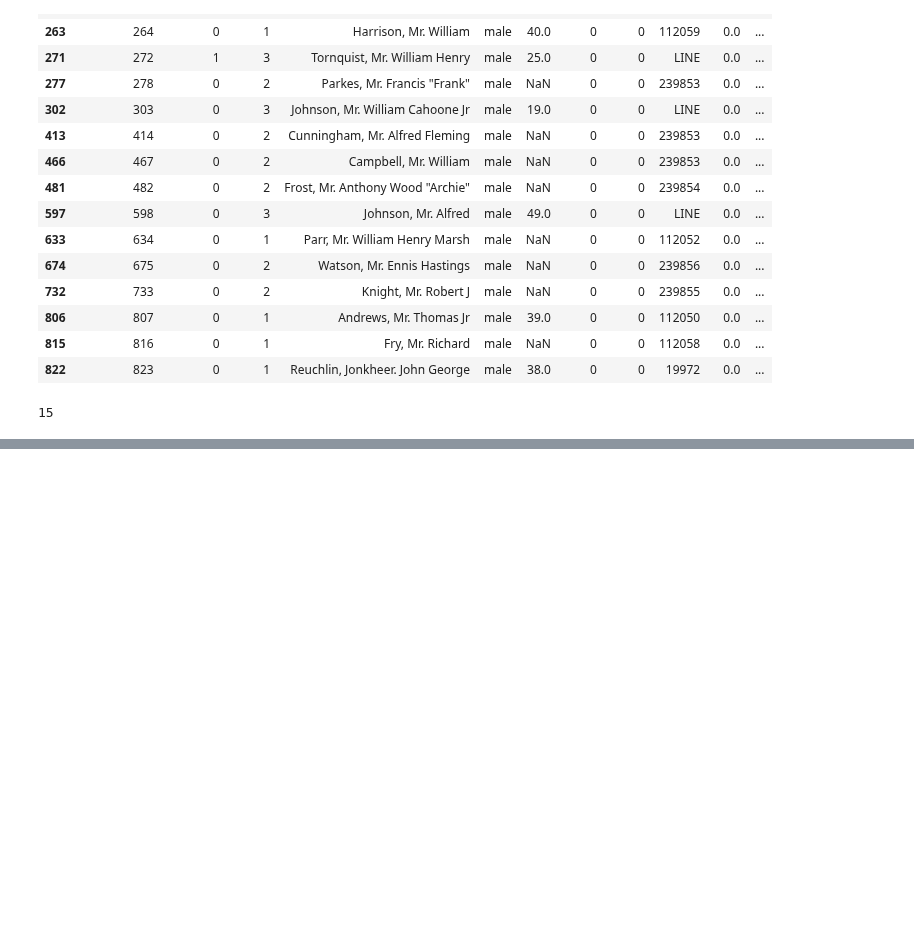
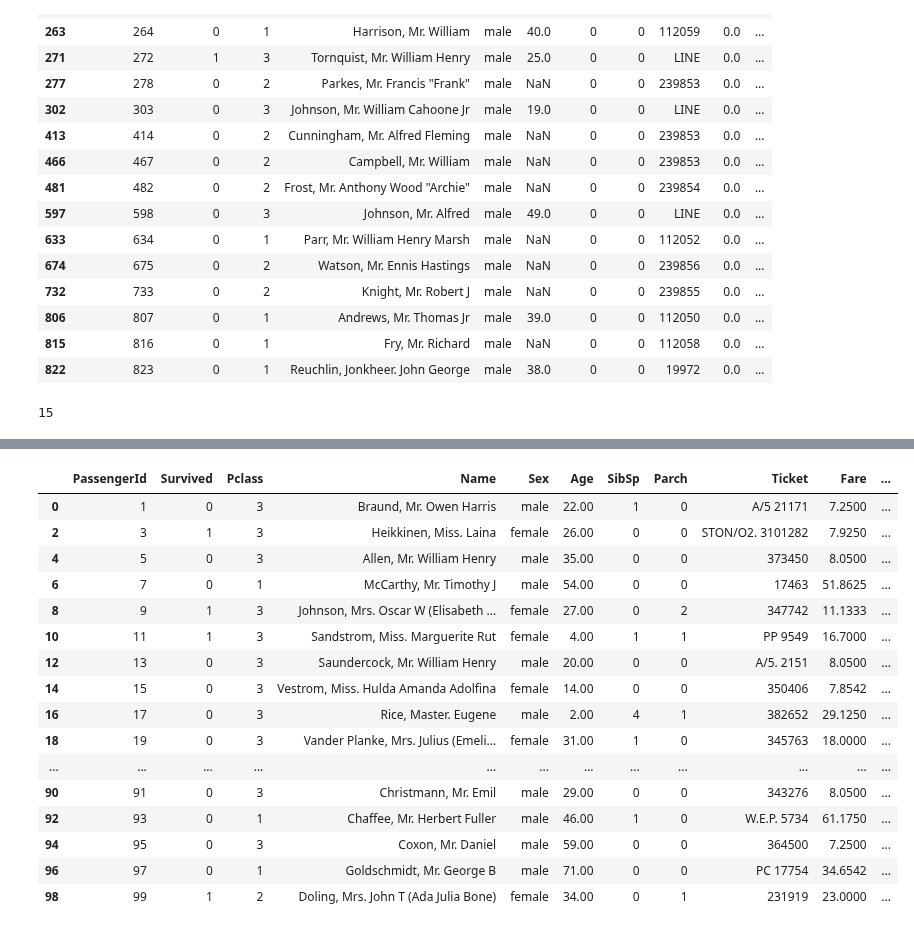
Before and after one commit to TejaAmbati-02/Python-Classes, a Jupyter notebook: Pandas/Day 2/Day2_pandas.ipynb, the cells around one changed output, grey strips where cells are left out. Cells and saved outputs as stored; diff of their text form; code cells hidden in the pictures; blank space fills up the shorter version.

```diff
--- a/Pandas/Day 2/Day2_pandas.ipynb
+++ b/Pandas/Day 2/Day2_pandas.ipynb
@@ -496,0 +733,20 @@ len(df[df['Fare'] == 0])
+# %%
+df[0:100:2]
+# %% [output]
+|  | PassengerId | Survived | Pclass | Name | Sex | Age | SibSp | Parch | Ticket | Fare | ... |
+| 0 | 1 | 0 | 3 | Braund, Mr. Owen Harris | male | 22.00 | 1 | 0 | A/5 21171 | 7.2500 | ... |
+| 2 | 3 | 1 | 3 | Heikkinen, Miss. Laina | female | 26.00 | 0 | 0 | STON/O2. 3101282 | 7.9250 | ... |
+| 4 | 5 | 0 | 3 | Allen, Mr. William Henry | male | 35.00 | 0 | 0 | 373450 | 8.0500 | ... |
+| 6 | 7 | 0 | 1 | McCarthy, Mr. Timothy J | male | 54.00 | 0 | 0 | 17463 | 51.8625 | ... |
+| 8 | 9 | 1 | 3 | Johnson, Mrs. Oscar W (Elisabeth ... | female | 27.00 | 0 | 2 | 347742 | 11.1333 | ... |
+| 10 | 11 | 1 | 3 | Sandstrom, Miss. Marguerite Rut | female | 4.00 | 1 | 1 | PP 9549 | 16.7000 | ... |
+| 12 | 13 | 0 | 3 | Saundercock, Mr. William Henry | male | 20.00 | 0 | 0 | A/5. 2151 | 8.0500 | ... |
+| 14 | 15 | 0 | 3 | Vestrom, Miss. Hulda Amanda Adolfina | female | 14.00 | 0 | 0 | 350406 | 7.8542 | ... |
+| 16 | 17 | 0 | 3 | Rice, Master. Eugene | male | 2.00 | 4 | 1 | 382652 | 29.1250 | ... |
+| 18 | 19 | 0 | 3 | Vander Planke, Mrs. Julius (Emeli... | female | 31.00 | 1 | 0 | 345763 | 18.0000 | ... |
+| ... | ... | ... | ... | ... | ... | ... | ... | ... | ... | ... | ... |
+| 90 | 91 | 0 | 3 | Christmann, Mr. Emil | male | 29.00 | 0 | 0 | 343276 | 8.0500 | ... |
+| 92 | 93 | 0 | 1 | Chaffee, Mr. Herbert Fuller | male | 46.00 | 1 | 0 | W.E.P. 5734 | 61.1750 | ... |
+| 94 | 95 | 0 | 3 | Coxon, Mr. Daniel | male | 59.00 | 0 | 0 | 364500 | 7.2500 | ... |
+| 96 | 97 | 0 | 1 | Goldschmidt, Mr. George B | male | 71.00 | 0 | 0 | PC 17754 | 34.6542 | ... |
+| 98 | 99 | 1 | 2 | Doling, Mrs. John T (Ada Julia Bone) | female | 34.00 | 0 | 1 | 231919 | 23.0000 | ... |
```
Also changed, not shown: parts of 26 cells of this notebook, 5 other files.
